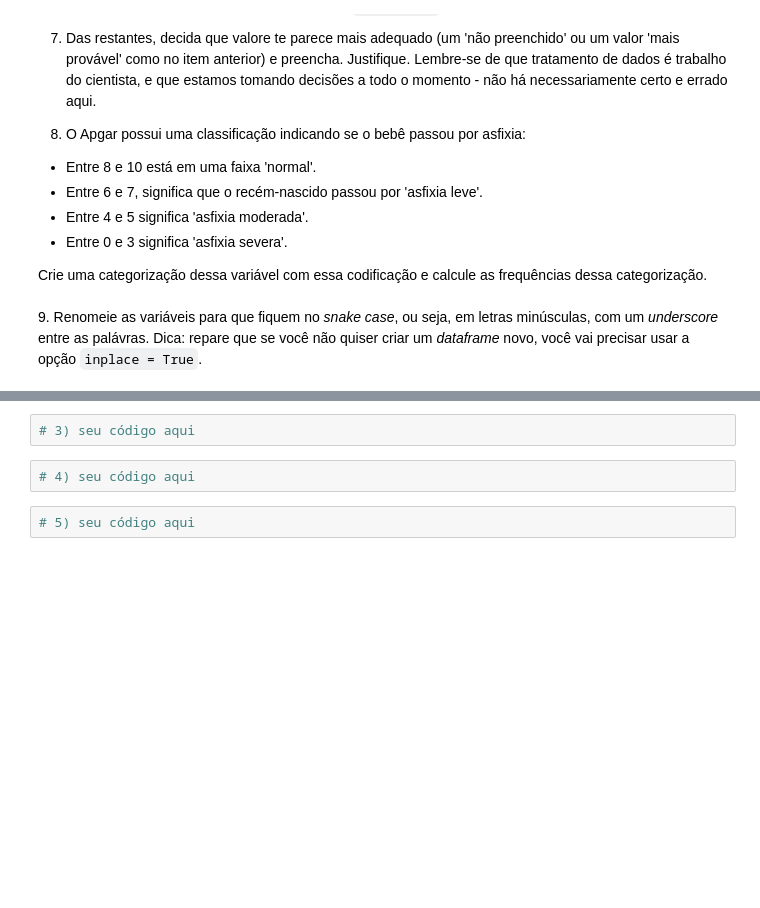
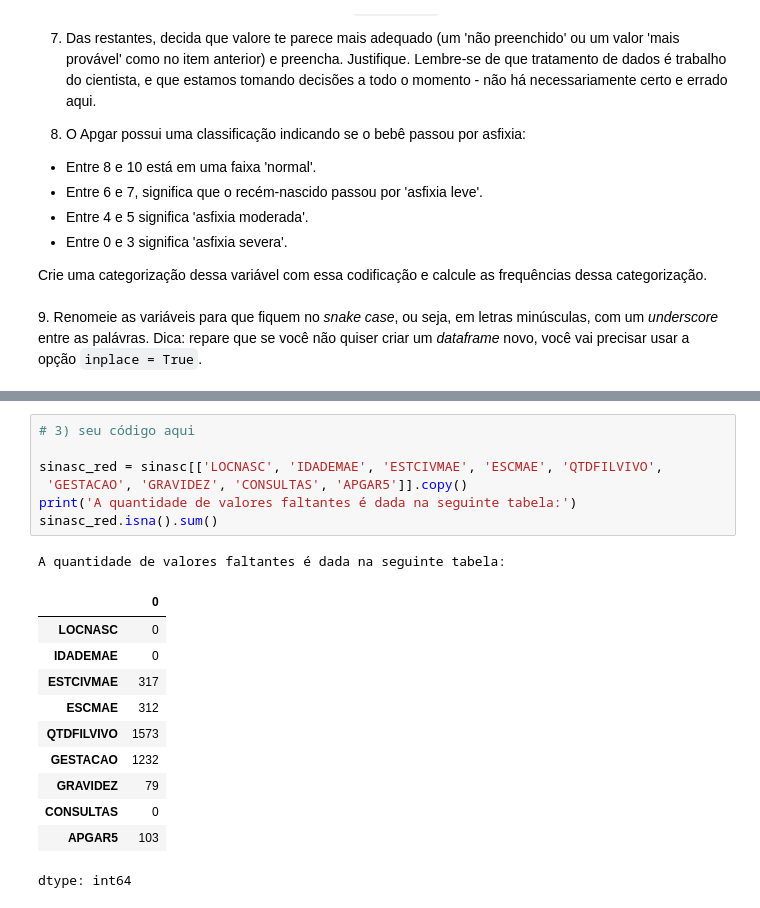
Before and after one commit to 0ace-jk/atividades_ebac, a Jupyter notebook: Mod5Ex_aulas_01a03.ipynb, the cells around one changed output, grey strips where cells are left out. Drawn from its saved outputs; the diff is of its cells as text; blank space fills up the shorter version.

```diff
--- a/Mod5Ex_aulas_01a03.ipynb
+++ b/Mod5Ex_aulas_01a03.ipynb
@@ -50,6 +74,20 @@ sinasc.drop_duplicates().shape
-# %%
-# 3) seu código aqui
-# %%
-# 4) seu código aqui
-# %%
-# 5) seu código aqui
+# %%
+# 3) seu código aqui
+
+sinasc_red = sinasc[['LOCNASC', 'IDADEMAE', 'ESTCIVMAE', 'ESCMAE', 'QTDFILVIVO',
+ 'GESTACAO', 'GRAVIDEZ', 'CONSULTAS', 'APGAR5']].copy()
+print('A quantidade de valores faltantes é dada na seguinte tabela:')
+sinasc_red.isna().sum()
+# %% [output]
+A quantidade de valores faltantes é dada na seguinte tabela:
+|  | 0 |
+| LOCNASC | 0 |
+| IDADEMAE | 0 |
+| ESTCIVMAE | 317 |
+| ESCMAE | 312 |
+| QTDFILVIVO | 1573 |
+| GESTACAO | 1232 |
+| GRAVIDEZ | 79 |
+| CONSULTAS | 0 |
+| APGAR5 | 103 |
+dtype: int64
```
Also changed, not shown: parts of 11 cells of this notebook.
